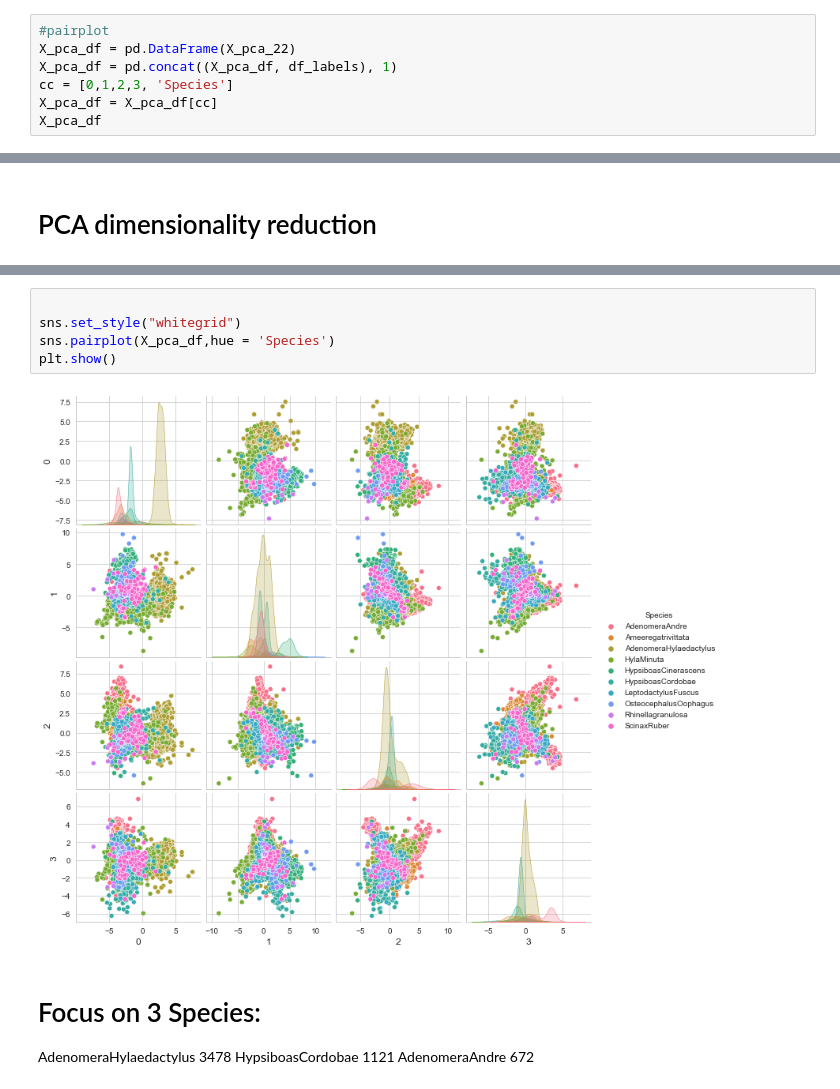
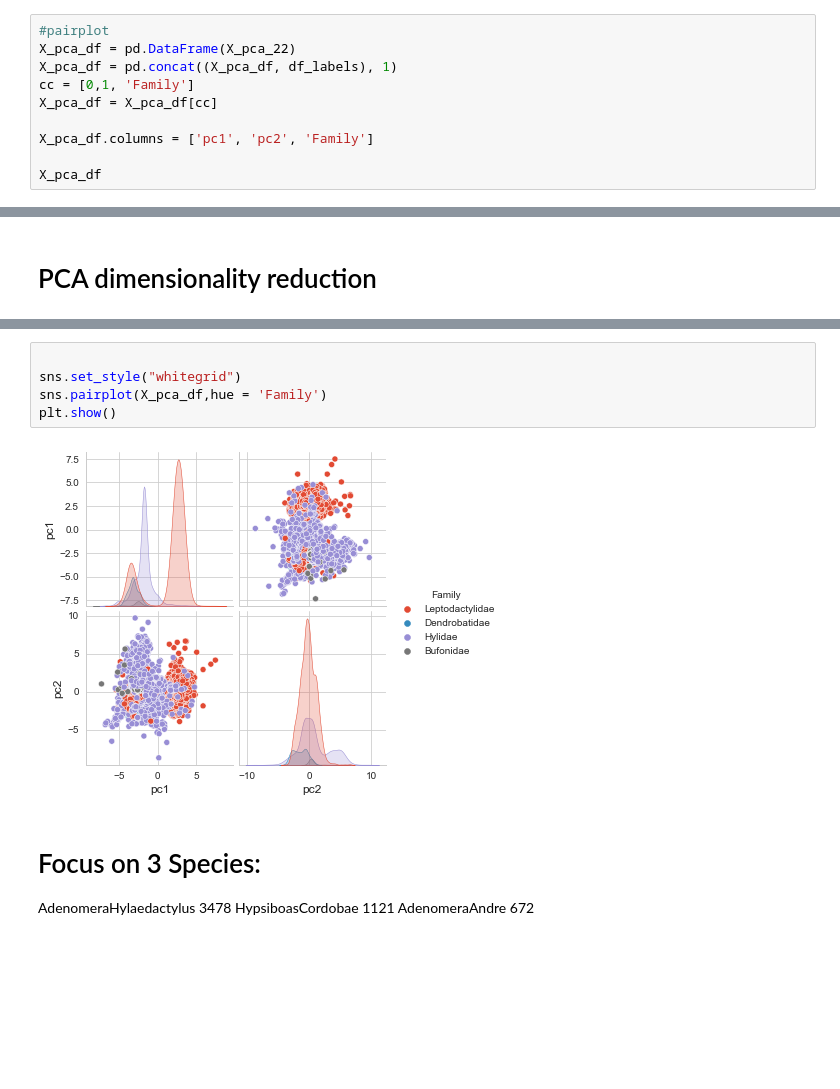
Before and after one commit to ansuini/dottorato_AI_area, a Jupyter notebook: frogs_PCA.ipynb, the cells around one changed output, grey strips where cells are left out. Cells and saved outputs as stored; diff of their text form; blank space fills up the shorter version.

```diff
--- a/frogs_PCA.ipynb
+++ b/frogs_PCA.ipynb
@@ -103,7 +99,10 @@ Text(0, 0.5, 'Explained variance')
 #pairplot
 X_pca_df = pd.DataFrame(X_pca_22)
 X_pca_df = pd.concat((X_pca_df, df_labels), 1)
-cc = [0,1,2,3, 'Species']
+cc = [0,1, 'Family']
 X_pca_df = X_pca_df[cc]
+
+X_pca_df.columns = ['pc1', 'pc2', 'Family']
+
 X_pca_df
 # %% [output]
@@ -134,10 +133,10 @@ plt.show
 # %%
 
 sns.set_style("whitegrid")
-sns.pairplot(X_pca_df,hue = 'Species')
+sns.pairplot(X_pca_df,hue = 'Family')
 plt.show()
 # %% [output]
-[figure, old version]
+[figure, new version]
 # %% [markdown]
 # Focus on 3 Species:
 AdenomeraHylaedactylus    3478
```
Also changed, not shown: parts of 5 cells of this notebook, 1 other file.
